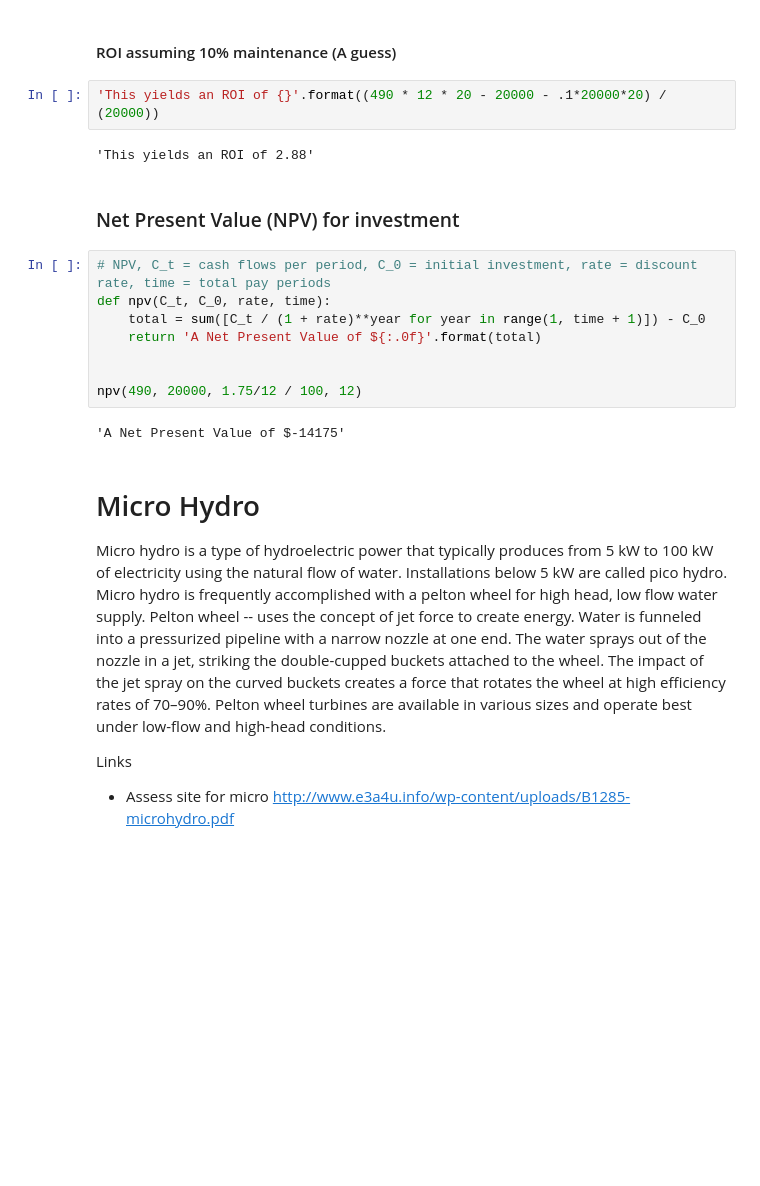
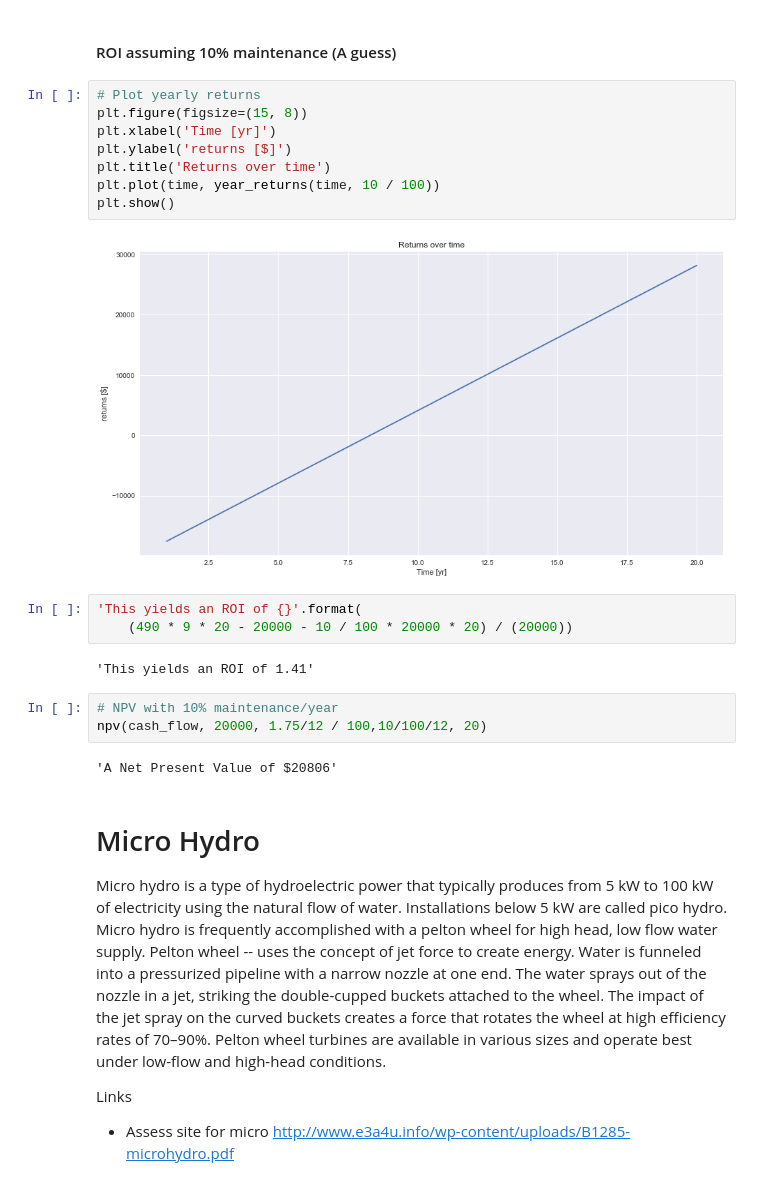
Before and after one commit to caheredia/Hydro, a Jupyter notebook: 2017-10-6_ch_micro_hydro_roi.ipynb, the cells around one changed output. Cells and saved outputs as stored; diff of their text form; blank space fills up the shorter version.

```diff
--- a/2017-10-6_ch_micro_hydro_roi.ipynb
+++ b/2017-10-6_ch_micro_hydro_roi.ipynb
@@ -47,21 +62,25 @@ plt.show()
 # %% [markdown]
 #### ROI assuming 10% maintenance (A guess)
+# %%
+# Plot yearly returns
+plt.figure(figsize=(15, 8))
+plt.xlabel('Time [yr]')
+plt.ylabel('returns [$]')
+plt.title('Returns over time')
+plt.plot(time, year_returns(time, 10 / 100))
+plt.show()
+# %% [output]
+[figure, added]
 # %%
-'This yields an ROI of {}'.format((490 * 12 * 20 - 20000 - .1*20000*20) / (20000))
+'This yields an ROI of {}'.format(
+    (490 * 9 * 20 - 20000 - 10 / 100 * 20000 * 20) / (20000))
 # %% [output]
-'This yields an ROI of 2.88'
+'This yields an ROI of 1.41'
-# %% [markdown]
-### Net Present Value (NPV) for investment
-# %%
-# NPV, C_t = cash flows per period, C_0 = initial investment, rate = discount rate, time = total pay periods
-def npv(C_t, C_0, rate, time):
-    total = sum([C_t / (1 + rate)**year for year in range(1, time + 1)]) - C_0
-    return 'A Net Present Value of ${:.0f}'.format(total)
-
-
-npv(490, 20000, 1.75/12 / 100, 12)
-# %% [output]
-'A Net Present Value of $-14175'
+# %%
+# NPV with 10% maintenance/year
+npv(cash_flow, 20000, 1.75/12 / 100,10/100/12, 20)
+# %% [output]
+'A Net Present Value of $20806'
 # %% [markdown]
 # Micro Hydro
 Micro hydro is a type of hydroelectric power that typically produces from 5 kW to 100 kW of electricity using the natural flow of water. Installations below 5 kW are called pico hydro.  Micro hydro is frequently accomplished with a pelton wheel for high head, low flow water supply. Pelton wheel -- uses the concept of jet force to create energy. Water is funneled into a pressurized pipeline with a narrow nozzle at one end. The water sprays out of the nozzle in a jet, striking the double-cupped buckets attached to the wheel. The impact of the jet spray on the curved buckets creates a force that rotates the wheel at high efficiency rates of 70–90%. Pelton wheel turbines are available in various sizes and operate best under low-flow and high-head conditions.
```
Also changed, not shown: parts of 5 cells of this notebook.
